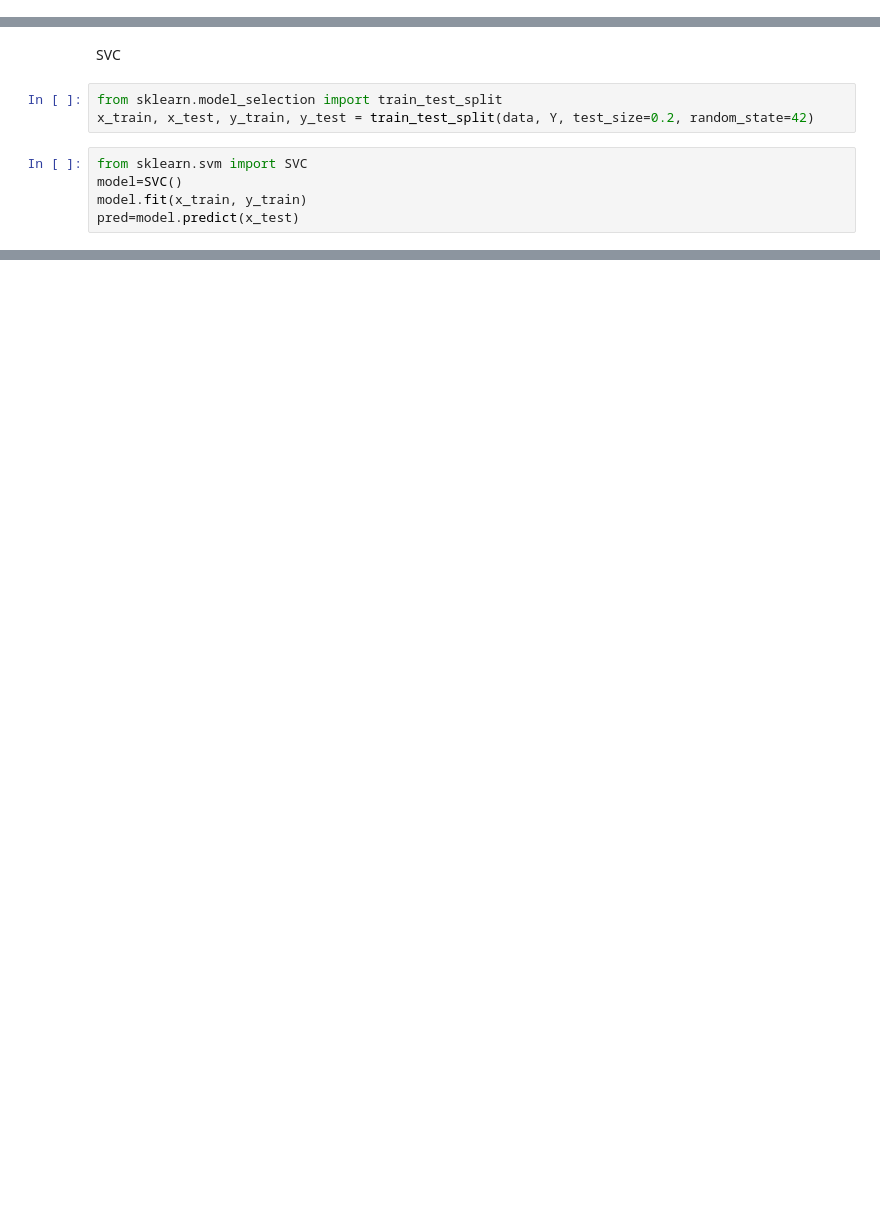
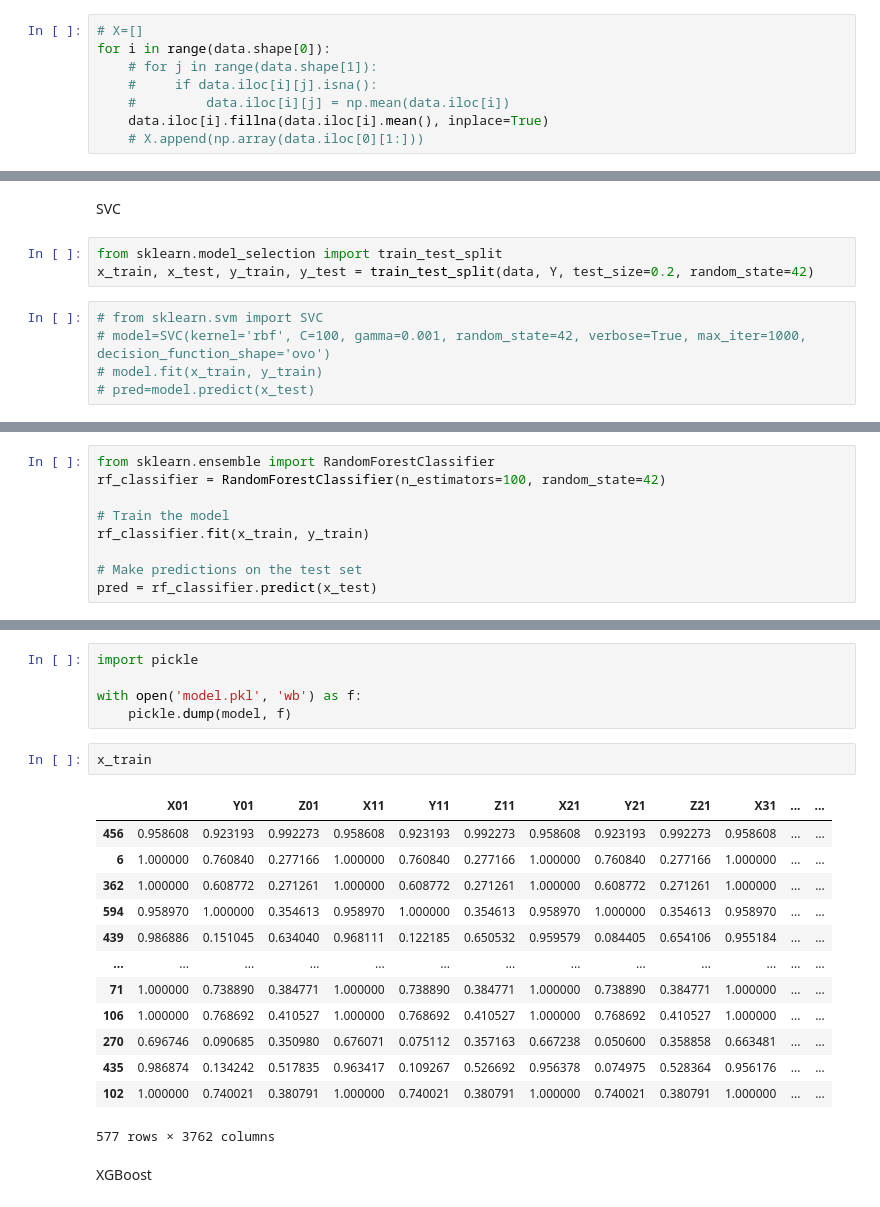
Before and after one commit to TranquilTanisha/Ishaara, a Jupyter notebook: model_ty.ipynb, the cells around one changed output, grey strips where cells are left out. Cells and saved outputs as stored; diff of their text form; blank space fills up the shorter version.

```diff
--- a/model_ty.ipynb
+++ b/model_ty.ipynb
@@ -110,0 +104,8 @@ data.head()
+# %%
+# X=[]
+for i in range(data.shape[0]):
+    # for j in range(data.shape[1]):
+    #     if data.iloc[i][j].isna():
+    #         data.iloc[i][j] = np.mean(data.iloc[i])
+    data.iloc[i].fillna(data.iloc[i].mean(), inplace=True)
+    # X.append(np.array(data.iloc[0][1:]))
@@ -123,7 +143,7 @@ SVC
 from sklearn.model_selection import train_test_split
 x_train, x_test, y_train, y_test = train_test_split(data, Y, test_size=0.2, random_state=42)
 # %%
-from sklearn.svm import SVC
-model=SVC()
-model.fit(x_train, y_train)
-pred=model.predict(x_test)
+# from sklearn.svm import SVC
+# model=SVC(kernel='rbf', C=100, gamma=0.001, random_state=42, verbose=True, max_iter=1000, decision_function_shape='ovo')
+# model.fit(x_train, y_train)
+# pred=model.predict(x_test)
@@ -132,0 +166,9 @@ SVC does not accept missing values encoded as NaN natively. For supervised learn
+# %%
+from sklearn.ensemble import RandomForestClassifier
+rf_classifier = RandomForestClassifier(n_estimators=100, random_state=42)
+
+# Train the model
+rf_classifier.fit(x_train, y_train)
+
+# Make predictions on the test set
+pred = rf_classifier.predict(x_test)
@@ -132,0 +195,23 @@ SVC does not accept missing values encoded as NaN natively. For supervised learn
+# %%
+import pickle
+
+with open('model.pkl', 'wb') as f:
+    pickle.dump(model, f)
+# %%
+x_train
+# %% [output]
+|  | X01 | Y01 | Z01 | X11 | Y11 | Z11 | X21 | Y21 | Z21 | X31 | ... | ... |
+| 456 | 0.958608 | 0.923193 | 0.992273 | 0.958608 | 0.923193 | 0.992273 | 0.958608 | 0.923193 | 0.992273 | 0.958608 | ... | ... |
+| 6 | 1.000000 | 0.760840 | 0.277166 | 1.000000 | 0.760840 | 0.277166 | 1.000000 | 0.760840 | 0.277166 | 1.000000 | ... | ... |
+| 362 | 1.000000 | 0.608772 | 0.271261 | 1.000000 | 0.608772 | 0.271261 | 1.000000 | 0.608772 | 0.271261 | 1.000000 | ... | ... |
+| 594 | 0.958970 | 1.000000 | 0.354613 | 0.958970 | 1.000000 | 0.354613 | 0.958970 | 1.000000 | 0.354613 | 0.958970 | ... | ... |
+| 439 | 0.986886 | 0.151045 | 0.634040 | 0.968111 | 0.122185 | 0.650532 | 0.959579 | 0.084405 | 0.654106 | 0.955184 | ... | ... |
+| ... | ... | ... | ... | ... | ... | ... | ... | ... | ... | ... | ... | ... |
+| 71 | 1.000000 | 0.738890 | 0.384771 | 1.000000 | 0.738890 | 0.384771 | 1.000000 | 0.738890 | 0.384771 | 1.000000 | ... | ... |
+| 106 | 1.000000 | 0.768692 | 0.410527 | 1.000000 | 0.768692 | 0.410527 | 1.000000 | 0.768692 | 0.410527 | 1.000000 | ... | ... |
+| 270 | 0.696746 | 0.090685 | 0.350980 | 0.676071 | 0.075112 | 0.357163 | 0.667238 | 0.050600 | 0.358858 | 0.663481 | ... | ... |
+| 435 | 0.986874 | 0.134242 | 0.517835 | 0.963417 | 0.109267 | 0.526692 | 0.956378 | 0.074975 | 0.528364 | 0.956176 | ... | ... |
+| 102 | 1.000000 | 0.740021 | 0.380791 | 1.000000 | 0.740021 | 0.380791 | 1.000000 | 0.740021 | 0.380791 | 1.000000 | ... | ... |
+577 rows × 3762 columns
+# %% [markdown]
+XGBoost
```
Also changed, not shown: parts of 15 cells of this notebook, 15 other files.
